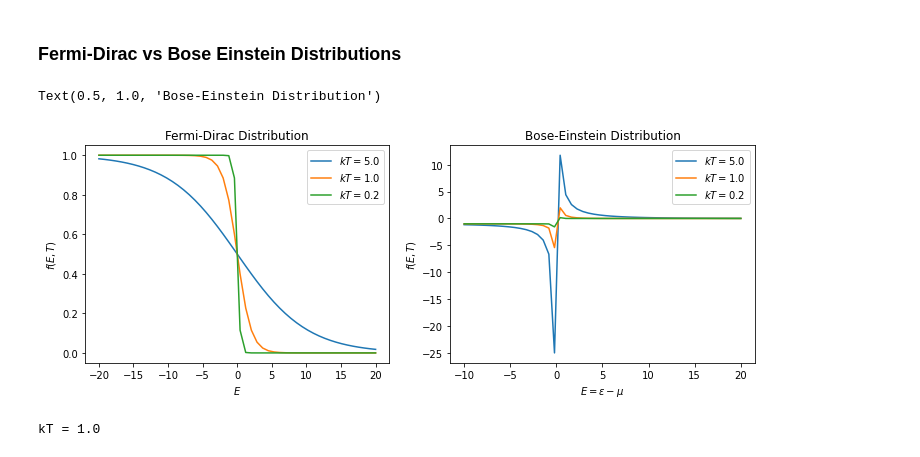
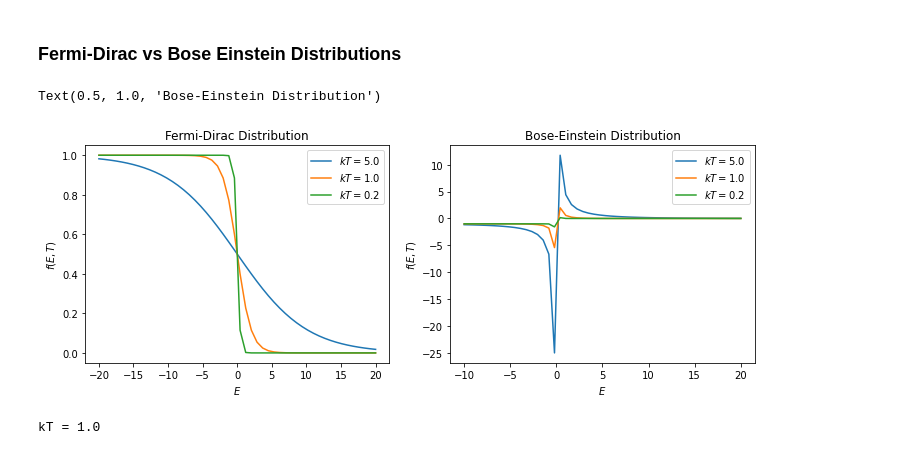
Before and after one commit to skozh/QFIM, a Jupyter notebook: Belief_State.ipynb, the cells around one changed output. Drawn from its saved outputs; the diff is of its cells as text; code cells hidden in the pictures.

```diff
--- a/Belief_State.ipynb
+++ b/Belief_State.ipynb
@@ -13,35 +12,35 @@ warnings.filterwarnings("ignore", message="divide by zero encountered")
 
 ktvalues = [5.0, 1.0, 0.2];
 legarray = [];
 
 
 fig, ax = plt.subplots(1,2,figsize=(12,4))
 
 for i in range(0,len(ktvalues)):
     kt = ktvalues[i];
     x =linspace(-20,20);
     f = 1.0/(exp(x/kt)+1);
     ax[0].plot(x,f);
     legarray.append("$kT=$"+str(kt));
 ax[0].set_xlabel('$E$');
 ax[0].set_ylabel('$f(E,T)$')
 ax[0].legend(legarray);
 ax[0].set_title('Fermi-Dirac Distribution')
 
 
 for i in range(0,len(ktvalues)):
     kt = ktvalues[i];
     x =linspace(-10,20);
     f = 1.0/(exp(x/kt)-1);
     ax[1].plot(x,f);
     legarray.append("$kT=$"+str(kt));
-ax[1].set_xlabel('$E=\epsilon-\mu$');
+ax[1].set_xlabel('$E$');
 ax[1].set_ylabel('$f(E,T)$')
 ax[1].legend(legarray);
 ax[1].set_title('Bose-Einstein Distribution')
 # %% [output]
 Text(0.5, 1.0, 'Bose-Einstein Distribution')
-[figure, old version]
+[figure, new version]
 # %%
 kt = 1.0;
 legarray = [];
```
Also changed, not shown: parts of 4 cells of this notebook.
